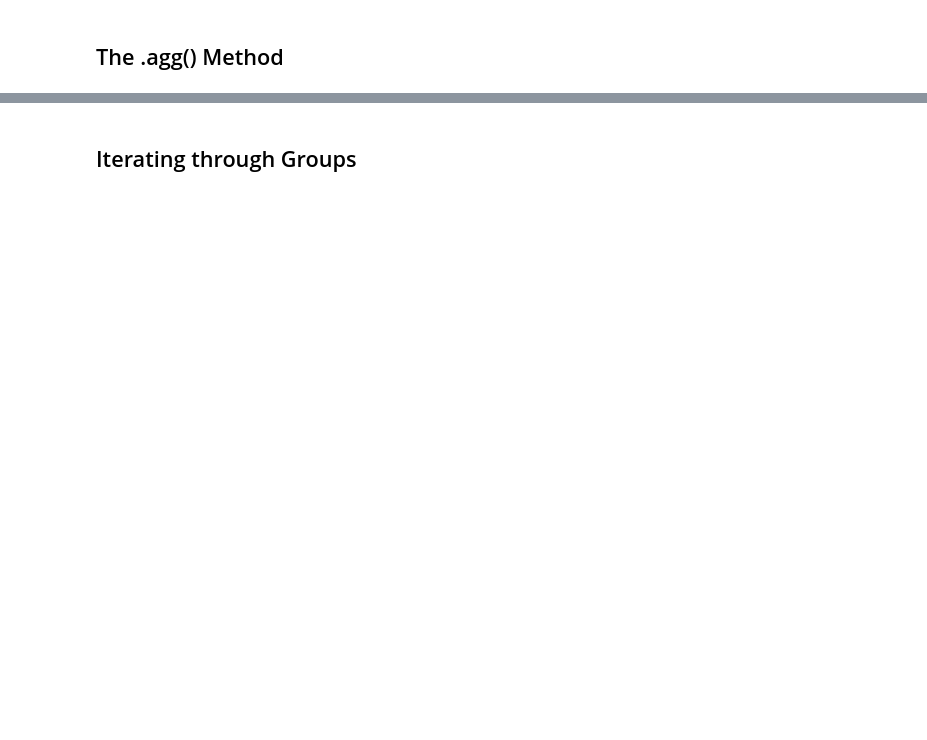
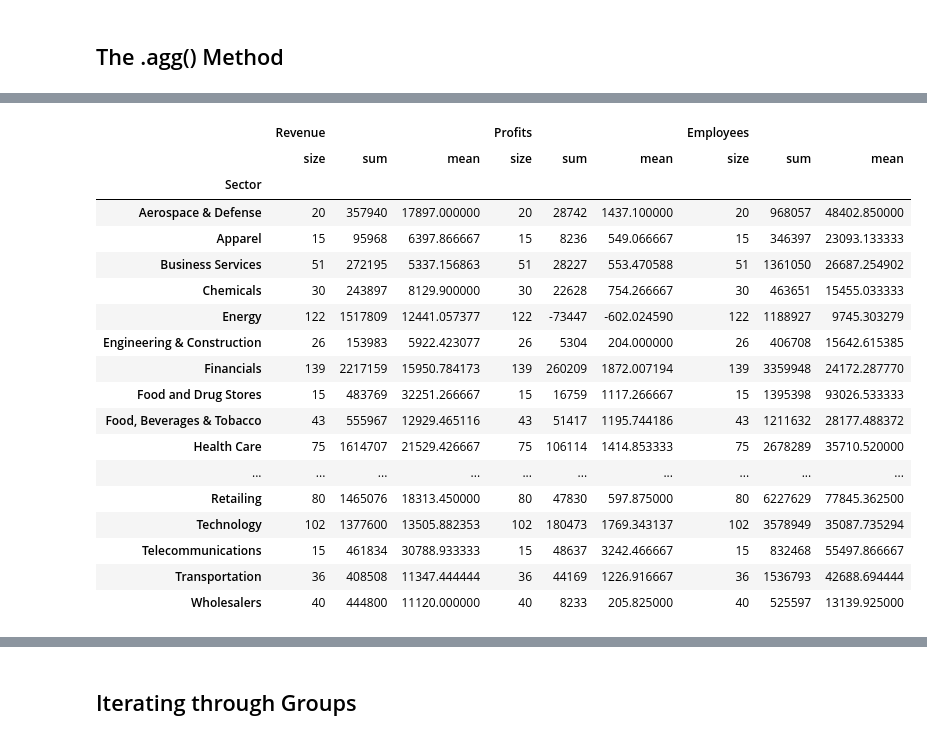
Before and after one commit to rsolter/Udemy-Courses, a Jupyter notebook: Udemy - Data Analysis with Pandas and Python/Section 08 - Group By.ipynb, the cells around one changed output, grey strips where cells are left out. Saved outputs shown, nothing was run; the diff lists cells and outputs as text; code cells hidden in the pictures; blank space fills up the shorter version.

```diff
--- a/Udemy - Data Analysis with Pandas and Python/Section 08 - Group By.ipynb
+++ b/Udemy - Data Analysis with Pandas and Python/Section 08 - Group By.ipynb
@@ -11,2 +338,7 @@
 # %% [markdown]
 ## The .agg() Method
+# %%
+# Company-rankings for various metrics
+fortune = pd.read_csv("fortune1000.csv", index_col="Rank")
+sectors = fortune.groupby("Sector")
+fortune.head(3)
@@ -12,0 +375,23 @@
+# %%
+# giving a list instead for multiple methods to each col
+sectors.agg(['size','sum','mean'])
+# %% [output]
+|  | Revenue |  |  | Profits |  |  | Employees |  |  |
+|  | size | sum | mean | size | sum | mean | size | sum | mean |
+| Sector |  |  |  |  |  |  |  |  |  |
+| Aerospace & Defense | 20 | 357940 | 17897.000000 | 20 | 28742 | 1437.100000 | 20 | 968057 | 48402.850000 |
+| Apparel | 15 | 95968 | 6397.866667 | 15 | 8236 | 549.066667 | 15 | 346397 | 23093.133333 |
+| Business Services | 51 | 272195 | 5337.156863 | 51 | 28227 | 553.470588 | 51 | 1361050 | 26687.254902 |
+| Chemicals | 30 | 243897 | 8129.900000 | 30 | 22628 | 754.266667 | 30 | 463651 | 15455.033333 |
+| Energy | 122 | 1517809 | 12441.057377 | 122 | -73447 | -602.024590 | 122 | 1188927 | 9745.303279 |
+| Engineering & Construction | 26 | 153983 | 5922.423077 | 26 | 5304 | 204.000000 | 26 | 406708 | 15642.615385 |
+| Financials | 139 | 2217159 | 15950.784173 | 139 | 260209 | 1872.007194 | 139 | 3359948 | 24172.287770 |
+| Food and Drug Stores | 15 | 483769 | 32251.266667 | 15 | 16759 | 1117.266667 | 15 | 1395398 | 93026.533333 |
+| Food, Beverages & Tobacco | 43 | 555967 | 12929.465116 | 43 | 51417 | 1195.744186 | 43 | 1211632 | 28177.488372 |
+| Health Care | 75 | 1614707 | 21529.426667 | 75 | 106114 | 1414.853333 | 75 | 2678289 | 35710.520000 |
+| ... | ... | ... | ... | ... | ... | ... | ... | ... | ... |
+| Retailing | 80 | 1465076 | 18313.450000 | 80 | 47830 | 597.875000 | 80 | 6227629 | 77845.362500 |
+| Technology | 102 | 1377600 | 13505.882353 | 102 | 180473 | 1769.343137 | 102 | 3578949 | 35087.735294 |
+| Telecommunications | 15 | 461834 | 30788.933333 | 15 | 48637 | 3242.466667 | 15 | 832468 | 55497.866667 |
+| Transportation | 36 | 408508 | 11347.444444 | 36 | 44169 | 1226.916667 | 36 | 1536793 | 42688.694444 |
+| Wholesalers | 40 | 444800 | 11120.000000 | 40 | 8233 | 205.825000 | 40 | 525597 | 13139.925000 |
```
Also changed, not shown: parts of 34 cells of this notebook.
